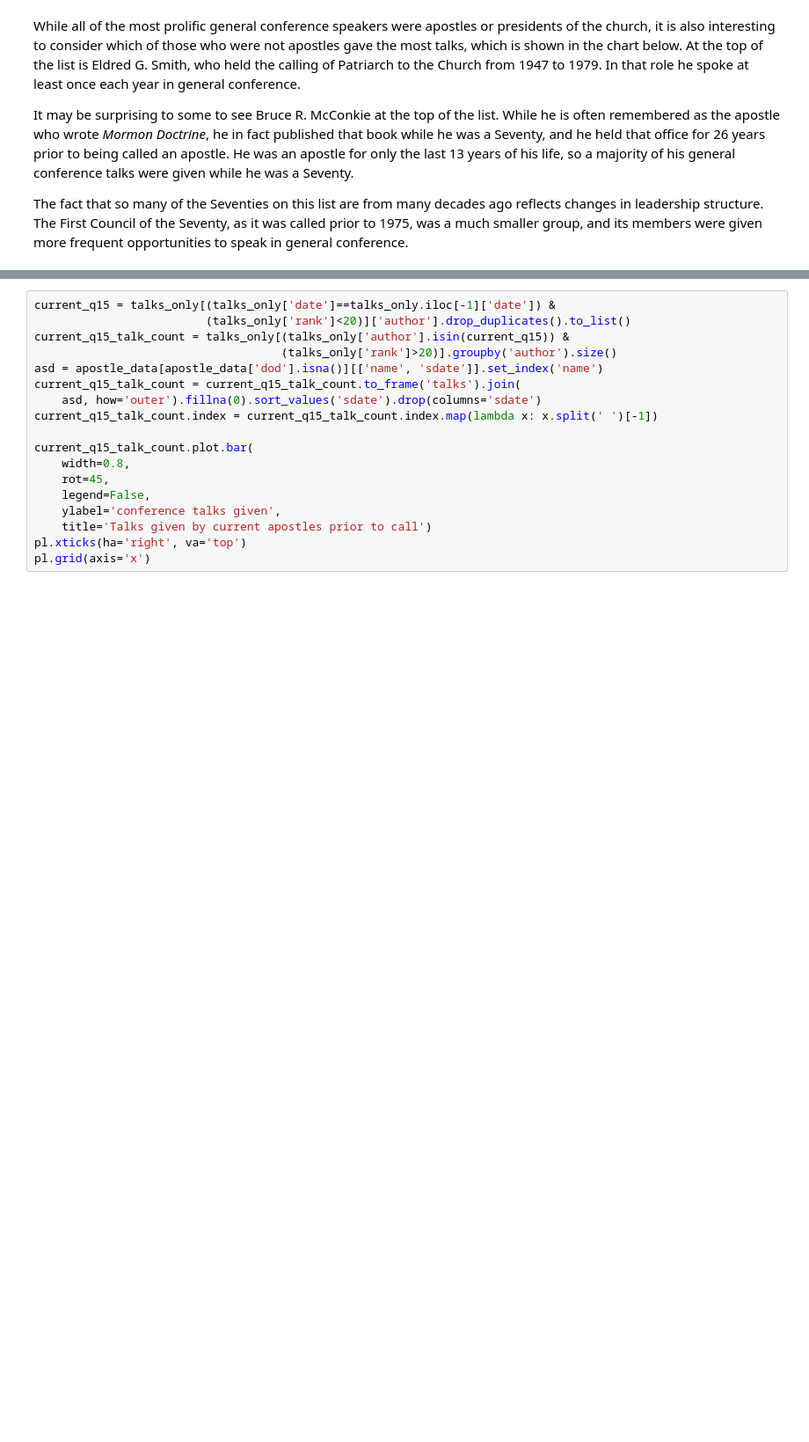
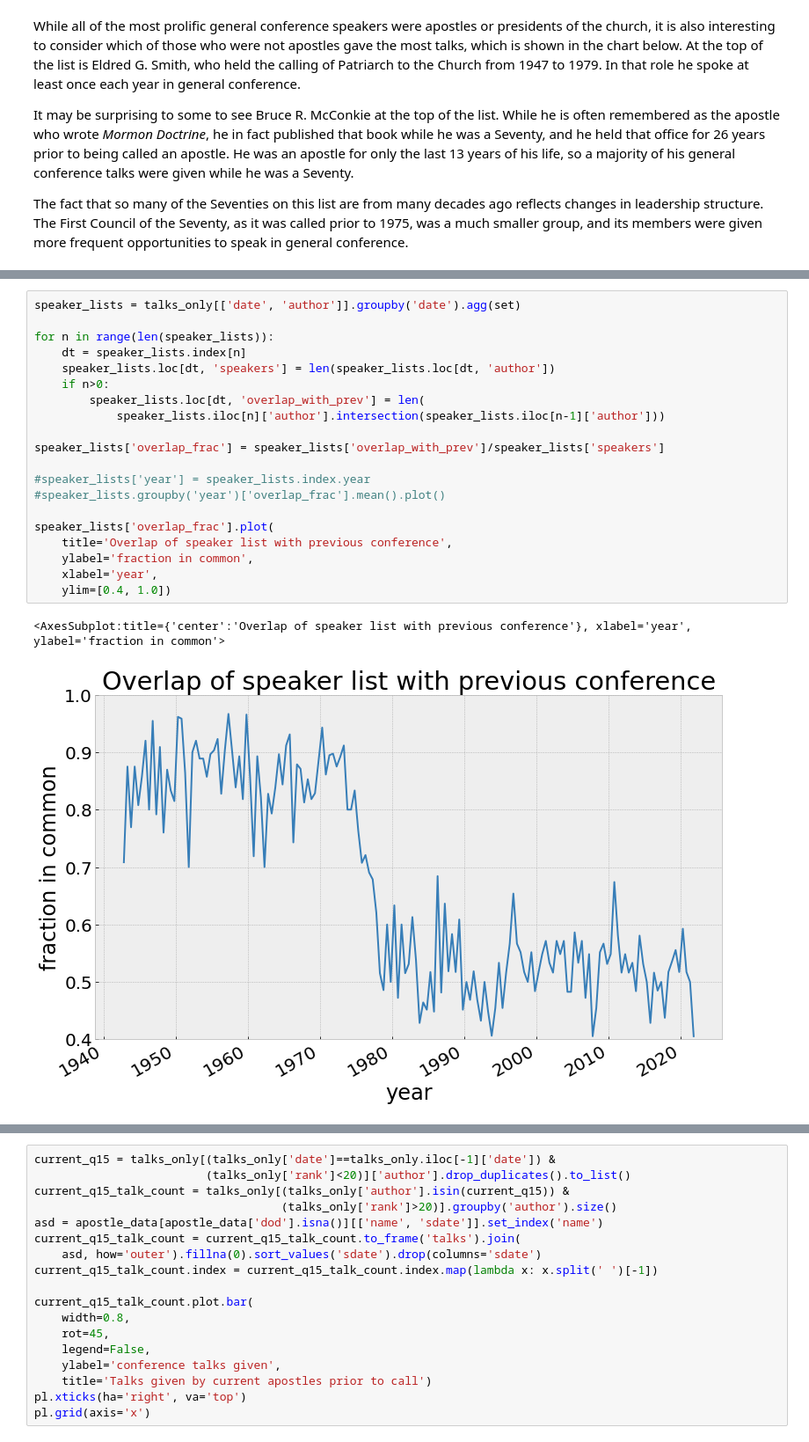
Before and after one commit to qhspencer/lds-data-analysis, a Jupyter notebook: General Stats.ipynb, the cells around one changed output, grey strips where cells are left out. Shown at 88% size. Saved outputs shown, nothing was run; the diff lists cells and outputs as text; blank space fills up the shorter version.

```diff
--- a/General Stats.ipynb
+++ b/General Stats.ipynb
@@ -152,0 +213,23 @@ pl.grid(axis='x')
+# %%
+speaker_lists = talks_only[['date', 'author']].groupby('date').agg(set)
+
+for n in range(len(speaker_lists)):
+    dt = speaker_lists.index[n]
+    speaker_lists.loc[dt, 'speakers'] = len(speaker_lists.loc[dt, 'author'])
+    if n>0:
+        speaker_lists.loc[dt, 'overlap_with_prev'] = len(
+            speaker_lists.iloc[n]['author'].intersection(speaker_lists.iloc[n-1]['author']))
+
+speaker_lists['overlap_frac'] = speaker_lists['overlap_with_prev']/speaker_lists['speakers']
+
+#speaker_lists['year'] = speaker_lists.index.year
+#speaker_lists.groupby('year')['overlap_frac'].mean().plot()
+
+speaker_lists['overlap_frac'].plot(
+    title='Overlap of speaker list with previous conference',
+    ylabel='fraction in common',
+    xlabel='year',
+    ylim=[0.4, 1.0])
+# %% [output]
+<AxesSubplot:title={'center':'Overlap of speaker list with previous conference'}, xlabel='year', ylabel='fraction in common'>
+[figure, added]
```
Also changed, not shown: parts of 10 cells of this notebook.
